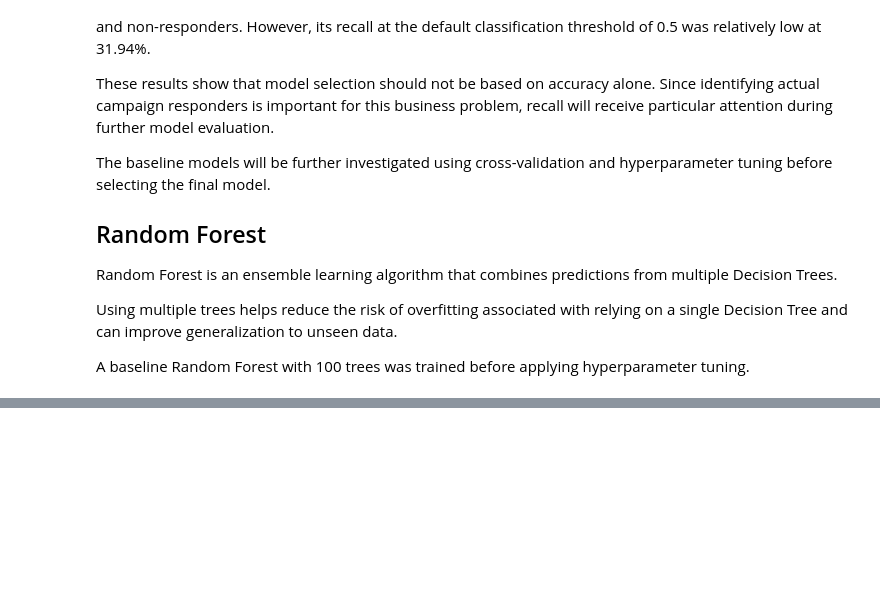
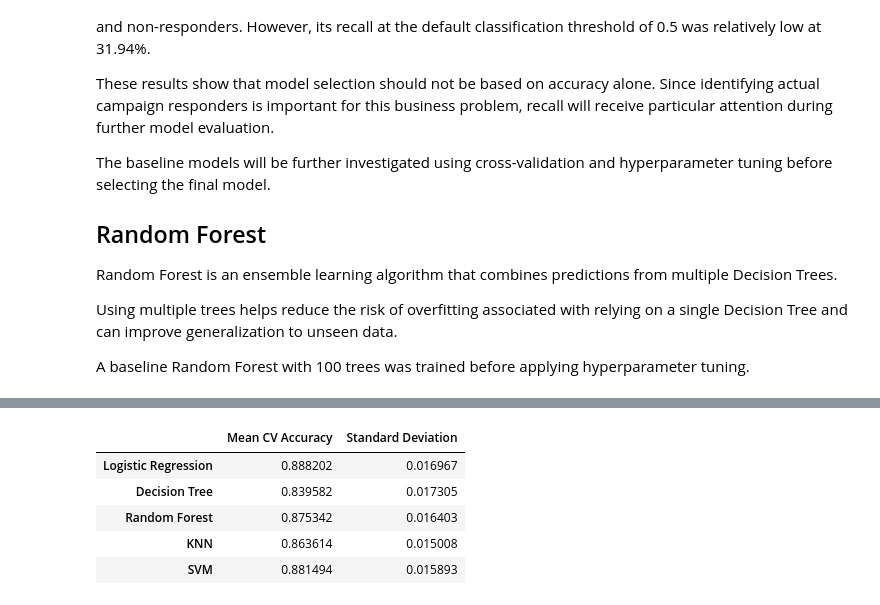
Before and after one commit to GomsVenky/customer-behavior-prediction, a Jupyter notebook: notebooks/01_data_exploration.ipynb, the cells around one changed output, grey strips where cells are left out. Saved outputs shown, nothing was run; the diff lists cells and outputs as text; code cells hidden in the pictures; blank space fills up the shorter version.

```diff
--- a/notebooks/01_data_exploration.ipynb
+++ b/notebooks/01_data_exploration.ipynb
@@ -1141,3 +1141,9 @@ Random Forest is an ensemble learning algorithm that combines predictions from m
 Using multiple trees helps reduce the risk of overfitting associated with relying on a single Decision Tree and can improve generalization to unseen data.
 
 A baseline Random Forest with 100 trees was trained before applying hyperparameter tuning.
+# %%
+from sklearn.neighbors import KNeighborsClassifier
+
+knn_model = KNeighborsClassifier(n_neighbors=5)
+
+knn_model.fit(X_train, y_train)
@@ -1143,0 +1328,30 @@ A baseline Random Forest with 100 trees was trained before applying hyperparamet
+# %%
+models = {
+    "Logistic Regression": model,
+    "Decision Tree": dt_model,
+    "Random Forest": rf_model,
+    "KNN": knn_model,
+    "SVM": svm_model
+}
+# %%
+cv_results = {}
+
+for name, model_instance in models.items():
+    scores = cross_val_score(
+        model_instance,
+        X_train,
+        y_train,
+        cv=cv,
+        scoring="accuracy"
+    )
+
+    cv_results[name] = {
+        "Mean CV Accuracy": scores.mean(),
+        "Standard Deviation": scores.std()
+    }
+
+    print(f"{name}")
+    print("CV Scores:", scores)
+    print("Mean CV Accuracy:", scores.mean())
+    print("Standard Deviation:", scores.std())
+    print("-" * 50)
@@ -1143,0 +1376,11 @@ A baseline Random Forest with 100 trees was trained before applying hyperparamet
+# %%
+cv_results_df = pd.DataFrame(cv_results).T
+
+cv_results_df
+# %% [output]
+|  | Mean CV Accuracy | Standard Deviation |
+| Logistic Regression | 0.888202 | 0.016967 |
+| Decision Tree | 0.839582 | 0.017305 |
+| Random Forest | 0.875342 | 0.016403 |
+| KNN | 0.863614 | 0.015008 |
+| SVM | 0.881494 | 0.015893 |
```
Also changed, not shown: parts of 60 cells of this notebook, 1 other file.
